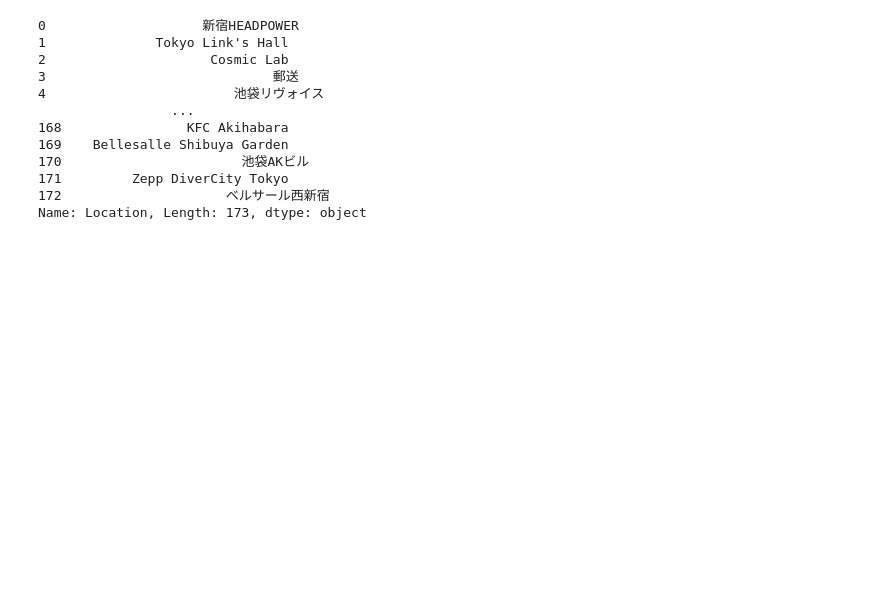
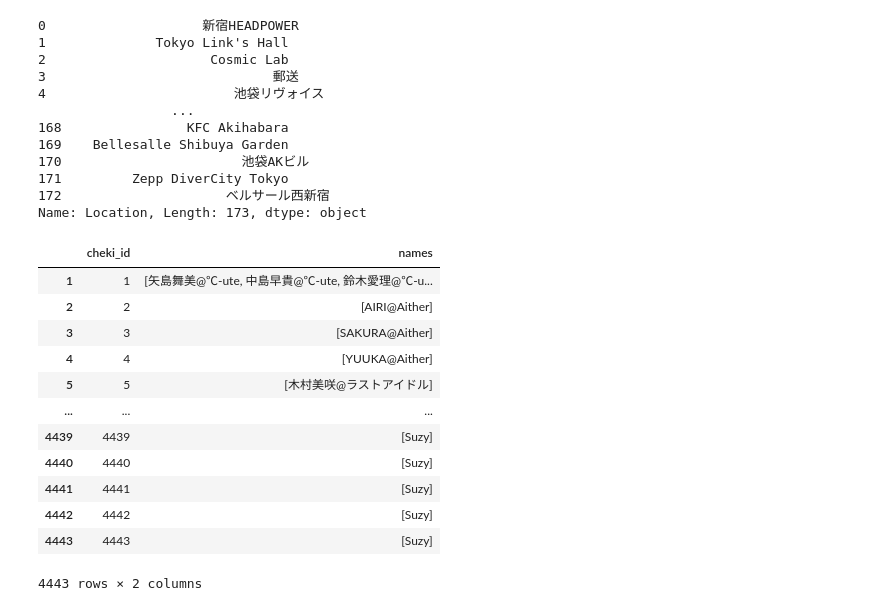
Before and after one commit to wotashu/chekilytics, a Jupyter notebook: notebook.ipynb, the cells around one changed output. Drawn from its saved outputs; the diff is of its cells as text; code cells hidden in the pictures; blank space fills up the shorter version.

```diff
--- a/notebook.ipynb
+++ b/notebook.ipynb
@@ -66,3 +66,10 @@ group_location['Location']
 171         Zepp DiverCity Tokyo
 172                     ベルサール西新宿
 Name: Location, Length: 173, dtype: object
+# %%
+cheki_df.columns = [col.lower() for col in cheki_df.columns]
+# %%
+names = {}
+name_cols = [col for col in cheki_df.columns if "name" in col]
+for index, row in cheki_df.iterrows():
+    names[index] = set([row[col] for col in name_cols if row[col] is not np.NaN])
@@ -68,0 +80,16 @@ Name: Location, Length: 173, dtype: object
+# %%
+df2
+# %% [output]
+|  | cheki_id | names |
+| 1 | 1 | [矢島舞美@℃-ute, 中島早貴@℃-ute, 鈴木愛理@℃-u... |
+| 2 | 2 | [AIRI@Aither] |
+| 3 | 3 | [SAKURA@Aither] |
+| 4 | 4 | [YUUKA@Aither] |
+| 5 | 5 | [木村美咲@ラストアイドル] |
+| ... | ... | ... |
+| 4439 | 4439 | [Suzy] |
+| 4440 | 4440 | [Suzy] |
+| 4441 | 4441 | [Suzy] |
+| 4442 | 4442 | [Suzy] |
+| 4443 | 4443 | [Suzy] |
+4443 rows × 2 columns
```
Also changed, not shown: parts of 6 cells of this notebook, 1 other file.
